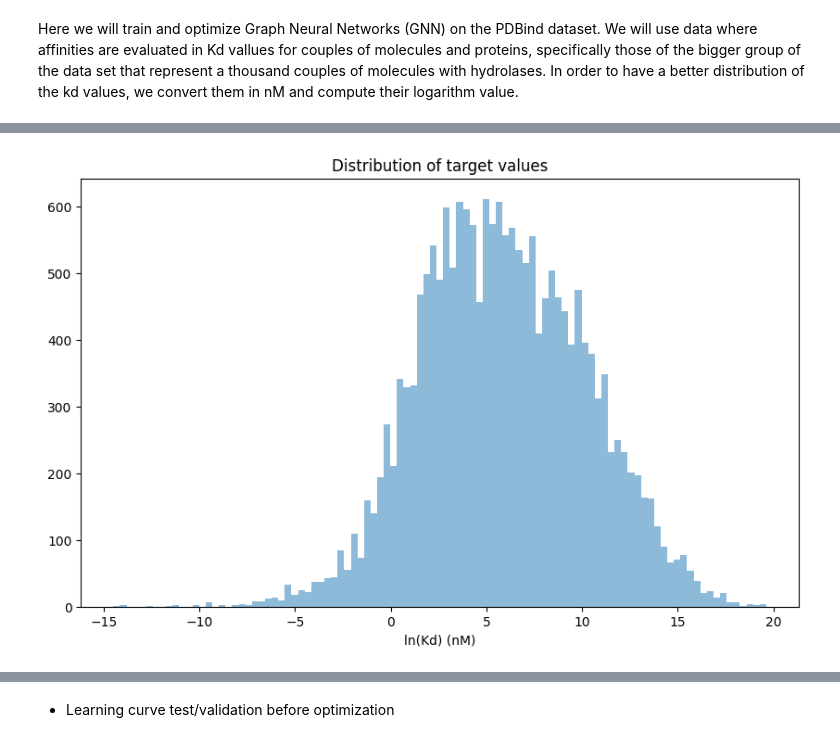
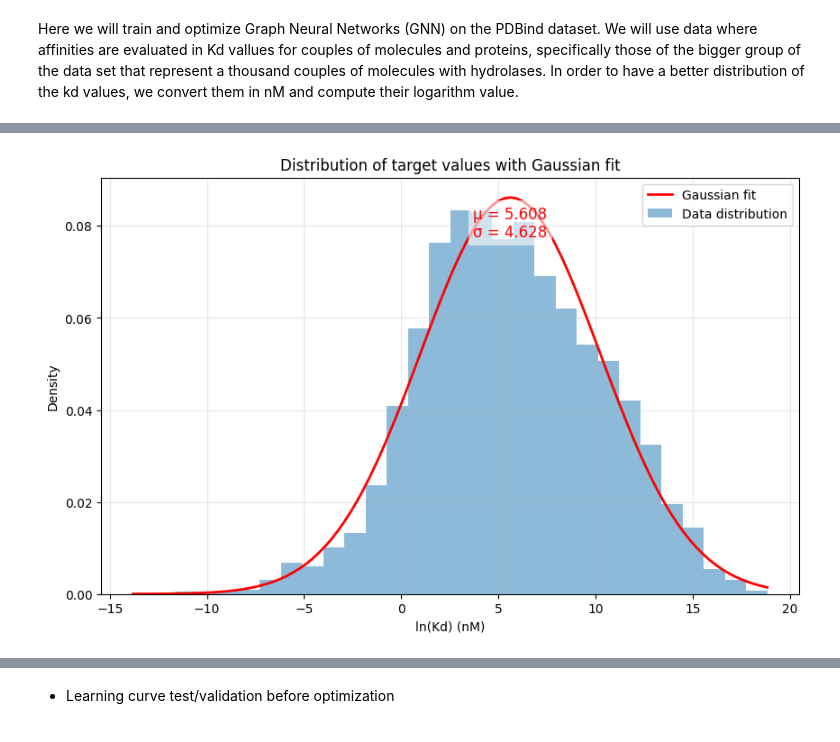
Before and after one commit to julianostermaier/cheminfo_project, a Jupyter notebook: GNN_FeatureA.ipynb, the cells around one changed output, grey strips where cells are left out. Saved outputs shown, nothing was run; the diff lists cells and outputs as text; code cells hidden in the pictures.

```diff
--- a/GNN_FeatureA.ipynb
+++ b/GNN_FeatureA.ipynb
@@ -2,11 +2,11 @@
 Here we will train and optimize Graph Neural Networks (GNN) on the PDBind dataset. We will use data where affinities are evaluated in Kd vallues for couples of molecules and proteins, specifically those of the bigger group of the data set that represent a thousand couples of molecules with hydrolases. In order to have a better distribution of the kd values, we convert them in nM and compute their logarithm value.
 # %%
 import pandas as pd
-from preprocessing import PDBpreprocessing
+from scripts.preprocessing import PDBpreprocessing
 
-raw_data = pd.read_csv("LP_PDBBind.csv")
+raw_data = pd.read_csv("data/LP_PDBBind.csv")
 
-preprocessed_data = PDBpreprocessing(raw_data, category= None, variable='both', keep_protein_chain=False, log_transform=True)
+preprocessed_data = PDBpreprocessing(raw_data, category= 'Hydrolase', variable='both', keep_protein_chain=False, log_transform=True)
 print(preprocessed_data.shape)
 preprocessed_data.head()
 # %% [output]
@@ -20,12 +14,37 @@ preprocessed_data.head()
 # %%
 import numpy as np
-X_plot = np.linspace(preprocessed_data['target'].min(), preprocessed_data['target'].max(), 100)
-Y_plot = np.histogram(preprocessed_data['target'], bins=X_plot)[0]
 import matplotlib.pyplot as plt
+from scipy.stats import norm
+
+# Extract data
+data = preprocessed_data['target'].dropna().values
+
+# Compute stats
+mean = np.mean(data)
+std = np.std(data)
+
+# Histogram setup
+X_plot = np.linspace(data.min(), data.max(), 100)
+Y_hist, bin_edges = np.histogram(data, bins=30, density=True)
+bin_centers = (bin_edges[:-1] + bin_edges[1:]) / 2
+
+# Gaussian (normal) fit
+Y_gauss = norm.pdf(X_plot, mean, std)
+
+# Plot
 plt.figure(figsize=(10, 6))
-plt.bar(X_plot[:-1], Y_plot, width=np.diff(X_plot), alpha=0.5)
+plt.bar(bin_centers, Y_hist, width=np.diff(bin_edges), alpha=0.5, label='Data distribution')
+plt.plot(X_plot, Y_gauss, 'r-', linewidth=2, label='Gaussian fit')
+
+# Add text for mean and std
+plt.text(mean, max(Y_gauss)*0.9, f"μ = {mean:.3f}\nσ = {std:.3f}",
+         fontsize=12, color='red', ha='center', bbox=dict(facecolor='white', alpha=0.6, edgecolor='none'))
+
 plt.xlabel('ln(Kd) (nM)')
-plt.title('Distribution of target values')
+plt.ylabel('Density')
+plt.title('Distribution of target values with Gaussian fit')
+plt.legend()
+plt.grid(alpha=0.3)
 plt.show()
 # %% [output]
-[figure, old version]
+[figure, new version]
```
Also changed, not shown: parts of 3 cells of this notebook, 5 other files.
